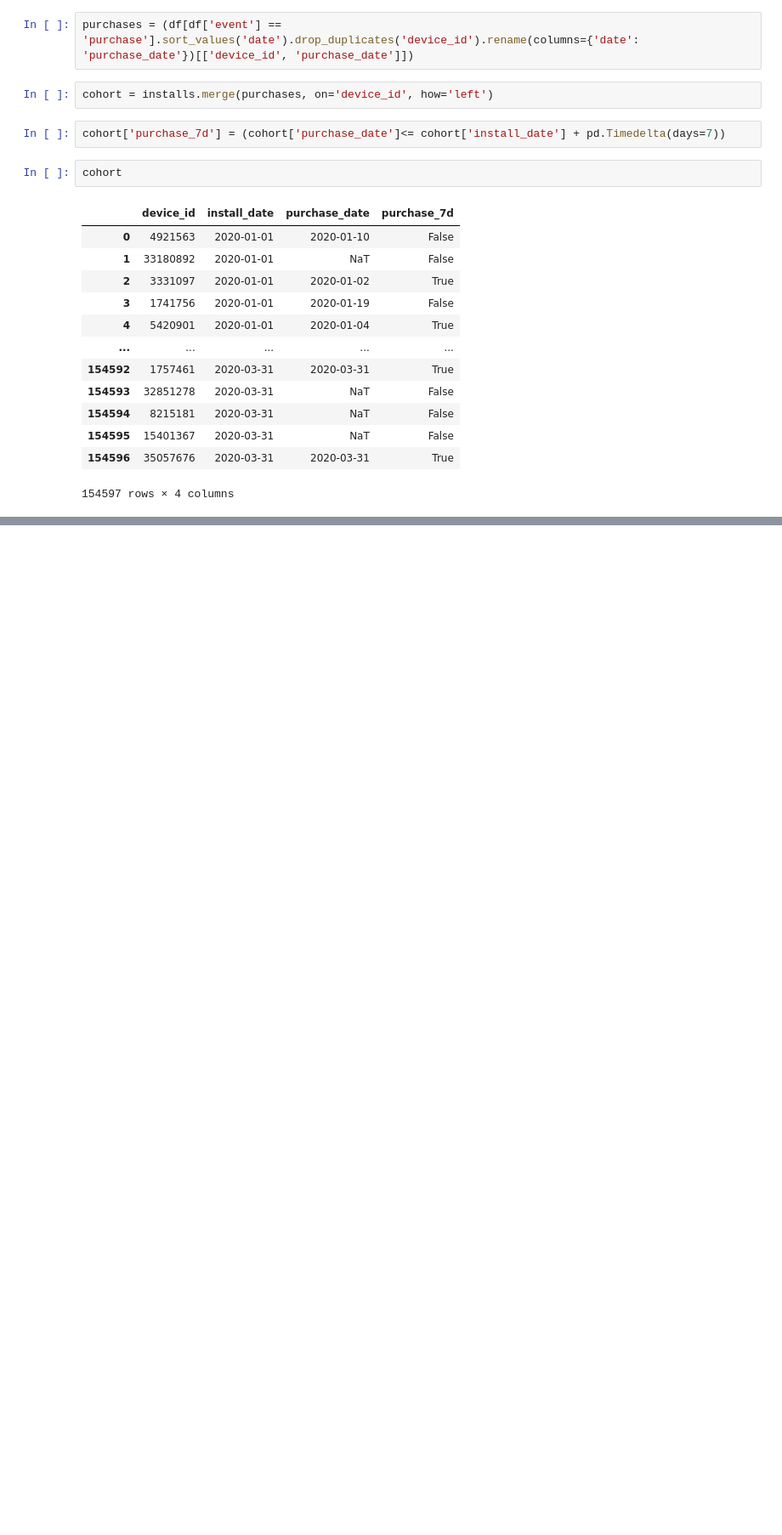
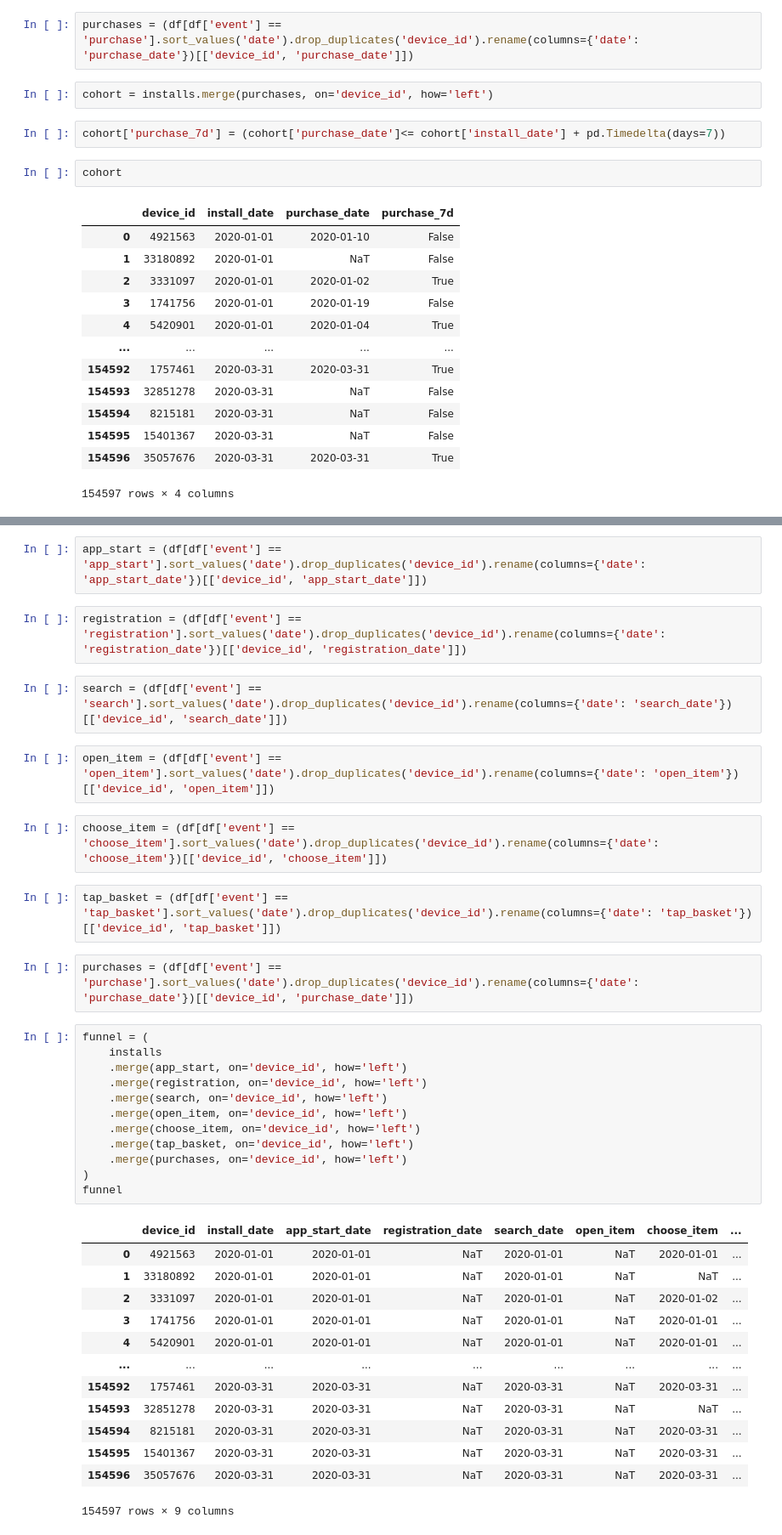
Before and after one commit to Praldmur/Simulation, a Jupyter notebook: 10_mod/3.ipynb, the cells around one changed output, grey strips where cells are left out. Shown: that part at 85% size. Saved outputs shown, nothing was run; the diff lists cells and outputs as text; blank space fills up the shorter version.

```diff
--- a/10_mod/3.ipynb
+++ b/10_mod/3.ipynb
@@ -179,0 +211,40 @@ cohort.groupby('install_date').agg(installs=('device_id', 'count'), buyers_7d=('
+# %%
+app_start = (df[df['event'] == 'app_start'].sort_values('date').drop_duplicates('device_id').rename(columns={'date': 'app_start_date'})[['device_id', 'app_start_date']])
+# %%
+registration = (df[df['event'] == 'registration'].sort_values('date').drop_duplicates('device_id').rename(columns={'date': 'registration_date'})[['device_id', 'registration_date']])
+# %%
+search = (df[df['event'] == 'search'].sort_values('date').drop_duplicates('device_id').rename(columns={'date': 'search_date'})[['device_id', 'search_date']])
+# %%
+open_item = (df[df['event'] == 'open_item'].sort_values('date').drop_duplicates('device_id').rename(columns={'date': 'open_item'})[['device_id', 'open_item']])
+# %%
+choose_item = (df[df['event'] == 'choose_item'].sort_values('date').drop_duplicates('device_id').rename(columns={'date': 'choose_item'})[['device_id', 'choose_item']])
+# %%
+tap_basket = (df[df['event'] == 'tap_basket'].sort_values('date').drop_duplicates('device_id').rename(columns={'date': 'tap_basket'})[['device_id', 'tap_basket']])
+# %%
+purchases = (df[df['event'] == 'purchase'].sort_values('date').drop_duplicates('device_id').rename(columns={'date': 'purchase_date'})[['device_id', 'purchase_date']])
+# %%
+funnel = (
+    installs
+    .merge(app_start, on='device_id', how='left')
+    .merge(registration, on='device_id', how='left')
+    .merge(search, on='device_id', how='left')
+    .merge(open_item, on='device_id', how='left')
+    .merge(choose_item, on='device_id', how='left')
+    .merge(tap_basket, on='device_id', how='left')
+    .merge(purchases, on='device_id', how='left')
+)
+funnel
+# %% [output]
+|  | device_id | install_date | app_start_date | registration_date | search_date | open_item | choose_item | ... |
+| 0 | 4921563 | 2020-01-01 | 2020-01-01 | NaT | 2020-01-01 | NaT | 2020-01-01 | ... |
+| 1 | 33180892 | 2020-01-01 | 2020-01-01 | NaT | 2020-01-01 | NaT | NaT | ... |
+| 2 | 3331097 | 2020-01-01 | 2020-01-01 | NaT | 2020-01-01 | NaT | 2020-01-02 | ... |
+| 3 | 1741756 | 2020-01-01 | 2020-01-01 | NaT | 2020-01-01 | NaT | 2020-01-01 | ... |
+| 4 | 5420901 | 2020-01-01 | 2020-01-01 | NaT | 2020-01-01 | NaT | 2020-01-01 | ... |
+| ... | ... | ... | ... | ... | ... | ... | ... | ... |
+| 154592 | 1757461 | 2020-03-31 | 2020-03-31 | NaT | 2020-03-31 | NaT | 2020-03-31 | ... |
+| 154593 | 32851278 | 2020-03-31 | 2020-03-31 | NaT | 2020-03-31 | NaT | NaT | ... |
+| 154594 | 8215181 | 2020-03-31 | 2020-03-31 | NaT | 2020-03-31 | NaT | 2020-03-31 | ... |
+| 154595 | 15401367 | 2020-03-31 | 2020-03-31 | NaT | 2020-03-31 | NaT | 2020-03-31 | ... |
+| 154596 | 35057676 | 2020-03-31 | 2020-03-31 | NaT | 2020-03-31 | NaT | 2020-03-31 | ... |
+154597 rows × 9 columns
```
Also changed, not shown: parts of 9 cells of this notebook.
